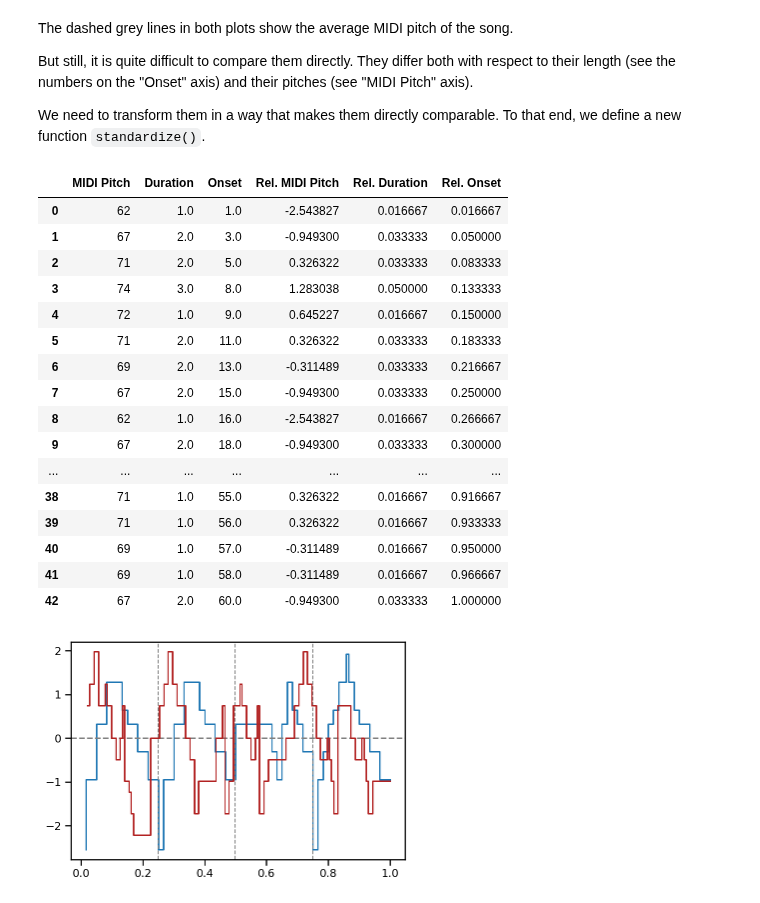
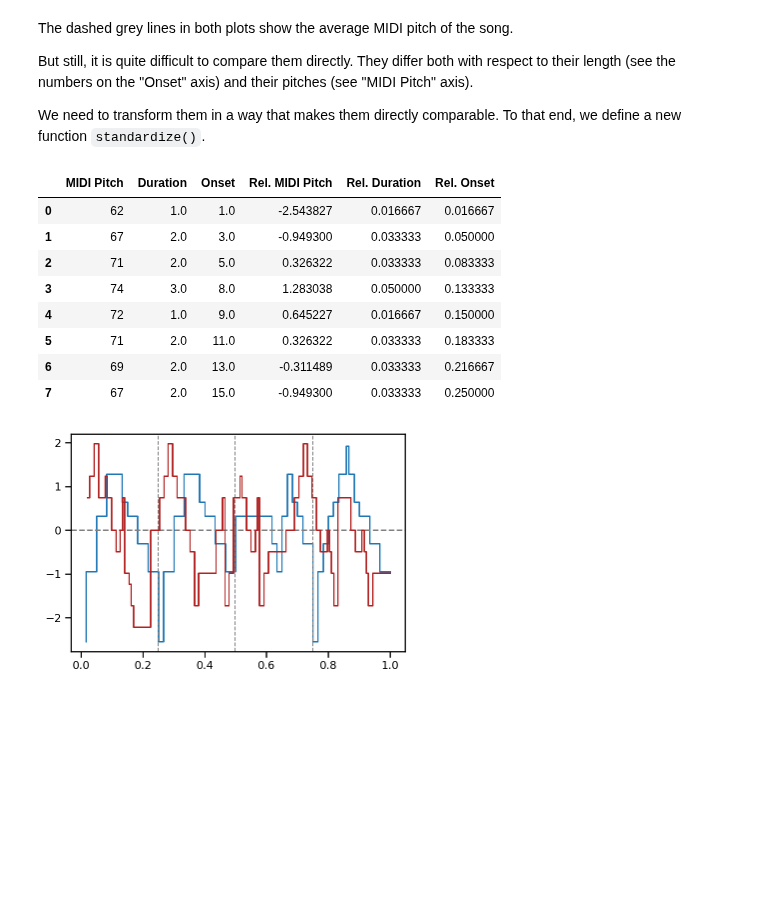
Before and after one commit to fabianmoss/intro-corpusmus, a Jupyter notebook: docs/source/03_melody_I.ipynb, the cells around one changed output. Drawn from its saved outputs; the diff is of its cells as text; code cells hidden in the pictures; blank space fills up the shorter version.

```diff
--- a/docs/source/03_melody_I.ipynb
+++ b/docs/source/03_melody_I.ipynb
@@ -295,25 +297,17 @@ def standardize(notelist):
 
     return notelist
 # %%
-standardize(notelist(german_song))
+standardize(notelist(german_song))[:8]
 # %% [output]
 |  | MIDI Pitch | Duration | Onset | Rel. MIDI Pitch | Rel. Duration | Rel. Onset |
 | 0 | 62 | 1.0 | 1.0 | -2.543827 | 0.016667 | 0.016667 |
 | 1 | 67 | 2.0 | 3.0 | -0.949300 | 0.033333 | 0.050000 |
 | 2 | 71 | 2.0 | 5.0 | 0.326322 | 0.033333 | 0.083333 |
 | 3 | 74 | 3.0 | 8.0 | 1.283038 | 0.050000 | 0.133333 |
 | 4 | 72 | 1.0 | 9.0 | 0.645227 | 0.016667 | 0.150000 |
 | 5 | 71 | 2.0 | 11.0 | 0.326322 | 0.033333 | 0.183333 |
 | 6 | 69 | 2.0 | 13.0 | -0.311489 | 0.033333 | 0.216667 |
 | 7 | 67 | 2.0 | 15.0 | -0.949300 | 0.033333 | 0.250000 |
-| 8 | 62 | 1.0 | 16.0 | -2.543827 | 0.016667 | 0.266667 |
-| 9 | 67 | 2.0 | 18.0 | -0.949300 | 0.033333 | 0.300000 |
-| ... | ... | ... | ... | ... | ... | ... |
-| 38 | 71 | 1.0 | 55.0 | 0.326322 | 0.016667 | 0.916667 |
-| 39 | 71 | 1.0 | 56.0 | 0.326322 | 0.016667 | 0.933333 |
-| 40 | 69 | 1.0 | 57.0 | -0.311489 | 0.016667 | 0.950000 |
-| 41 | 69 | 1.0 | 58.0 | -0.311489 | 0.016667 | 0.966667 |
-| 42 | 67 | 2.0 | 60.0 | -0.949300 | 0.033333 | 1.000000 |
 # %%
 plot_melodic_profile(standardize(notelist(german_song)), mean=True, sections=True, standardized=True)
 plot_melodic_profile(standardize(notelist(chinese_song)), c="firebrick", standardized=True)
```
Also changed, not shown: parts of 17 cells of this notebook.
